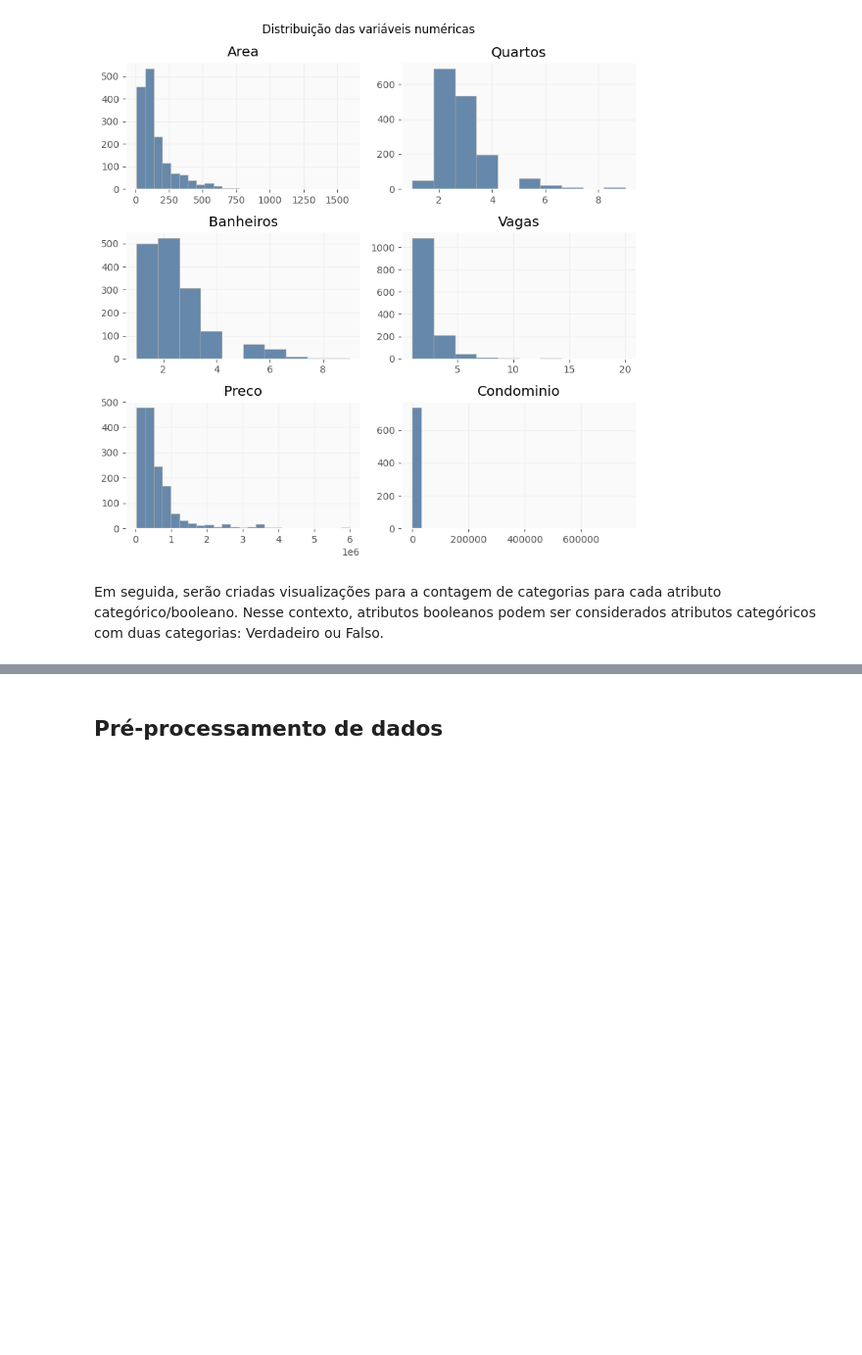
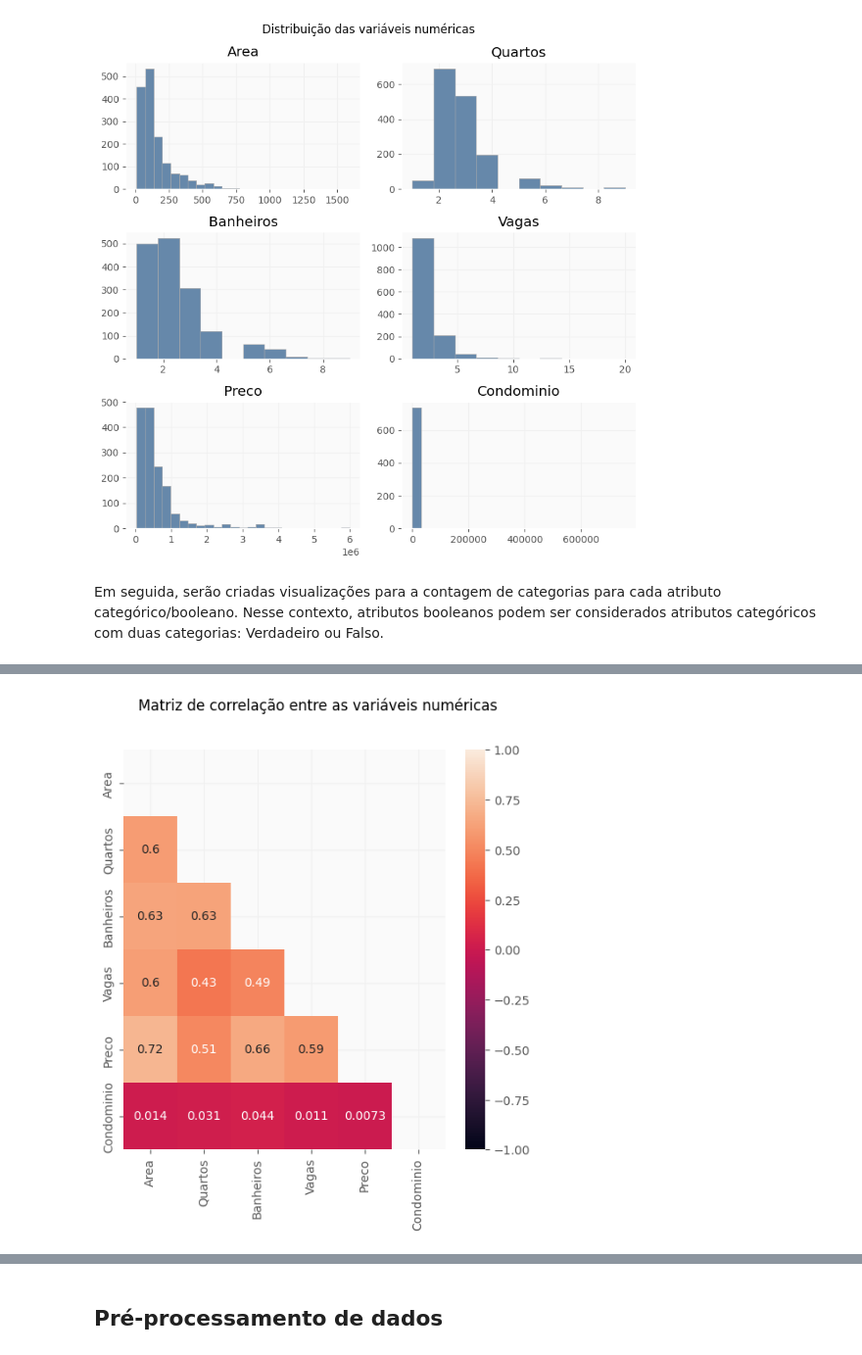
Before and after one commit to lcfdiniz/puc-rio, a Jupyter notebook: real-estate-market/real_estate_market.ipynb, the cells around one changed output, grey strips where cells are left out. Shown at 98% size. Drawn from its saved outputs; the diff is of its cells as text; code cells hidden in the pictures; blank space fills up the shorter version.

```diff
--- a/real-estate-market/real_estate_market.ipynb
+++ b/real-estate-market/real_estate_market.ipynb
@@ -413,0 +423,6 @@ plt.tight_layout()
+# %%
+plt.figure(figsize=(6,6))
+plt.suptitle("Matriz de correlação entre as variáveis numéricas")
+g = sns.heatmap(df[num_vars].corr(), vmin=-1, vmax=+1, annot=True, mask=np.triu(df[num_vars].corr()))
+# %% [output]
+[figure, added]
```
Also changed, not shown: parts of 6 cells of this notebook.
